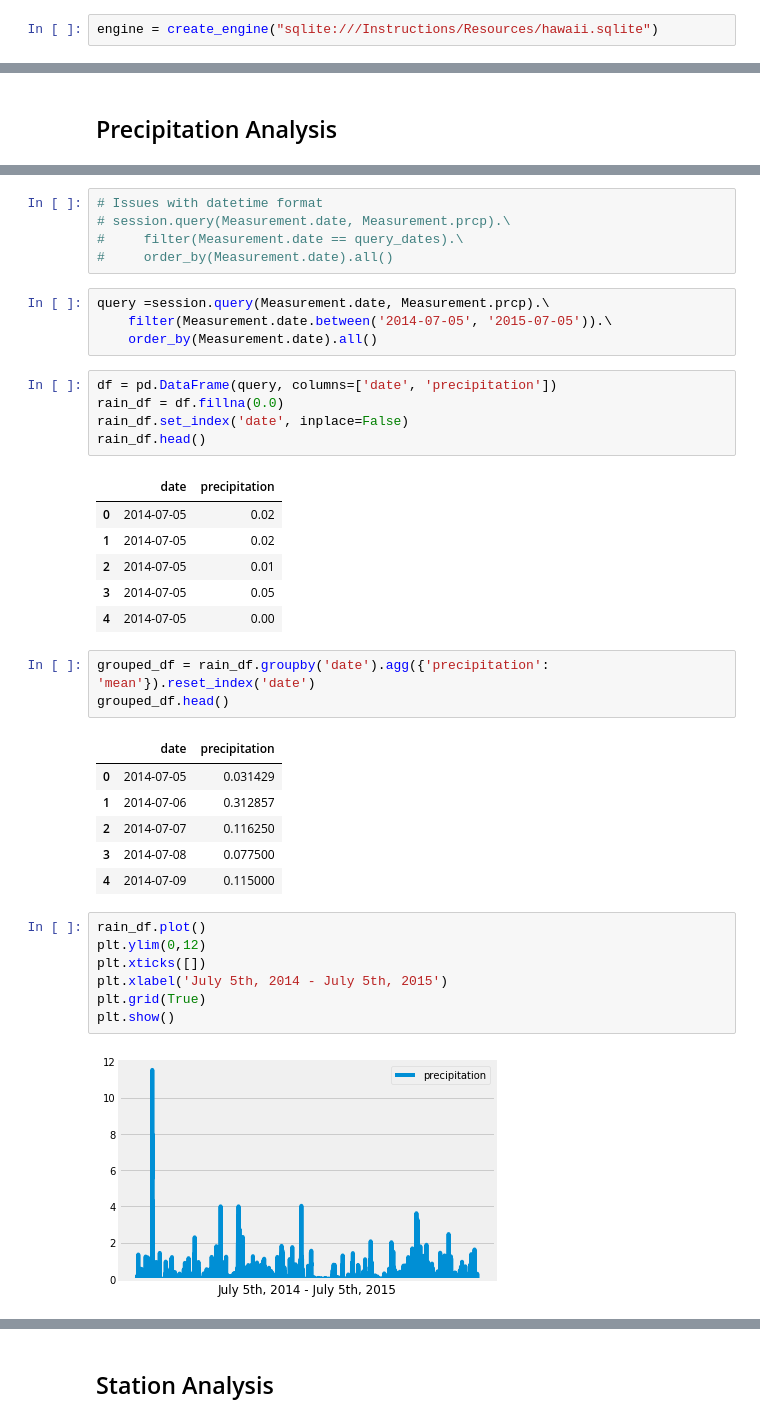
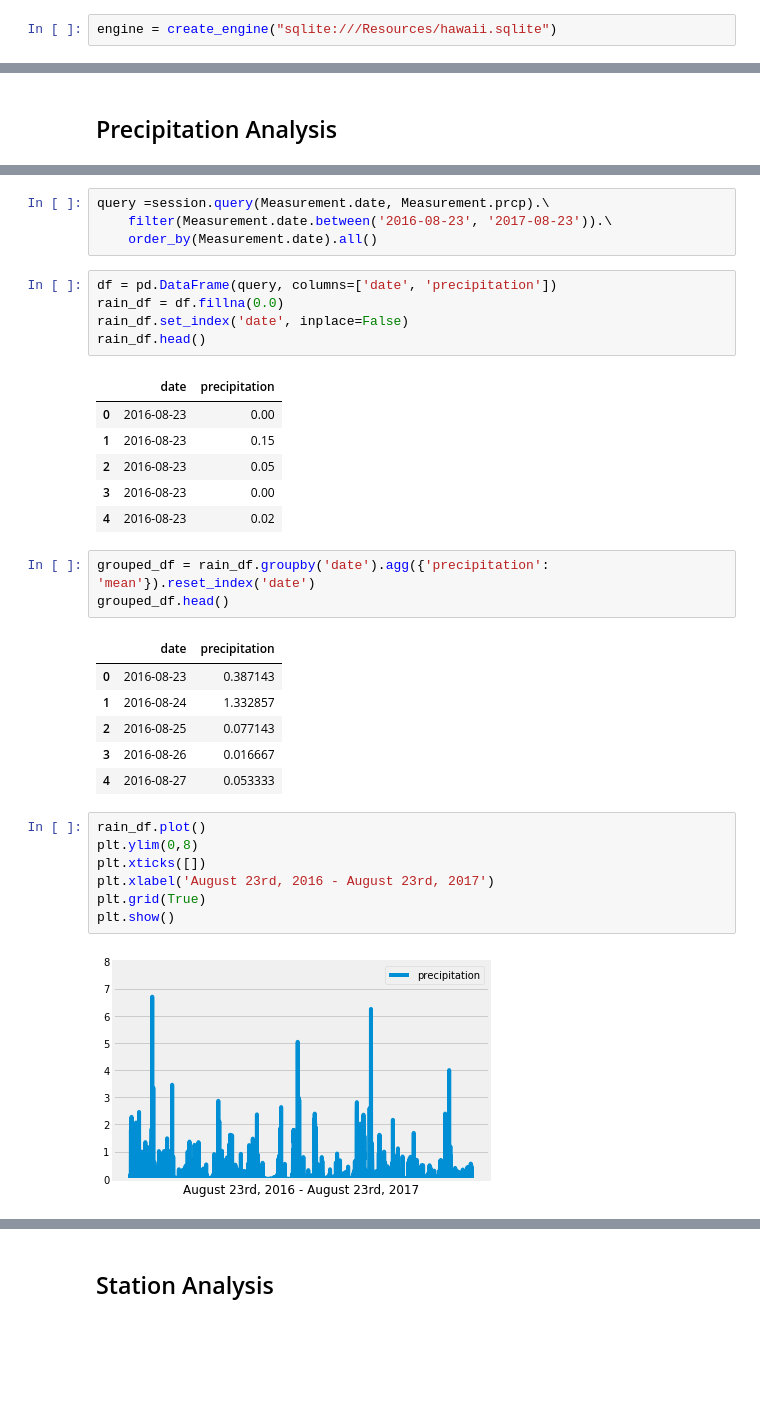
Before and after one commit to erictonian/SQLAlchemyHW-eTonian, a Jupyter notebook: HW_results.ipynb, the cells around one changed output, grey strips where cells are left out. Cells and saved outputs as stored; diff of their text form; blank space fills up the shorter version.

```diff
--- a/HW_results.ipynb
+++ b/HW_results.ipynb
@@ -15,7 +15,7 @@ from sqlalchemy.ext.automap import automap_base
 from sqlalchemy.orm import Session
 from sqlalchemy import create_engine, inspect, func
 # %%
-engine = create_engine("sqlite:///Instructions/Resources/hawaii.sqlite")
+engine = create_engine("sqlite:///Resources/hawaii.sqlite")
 # %%
 Base = automap_base()
 Base.prepare(engine, reflect=True)
@@ -62,12 +64,7 @@ session = Session(engine)
 # %%
-# Issues with datetime format
-# session.query(Measurement.date, Measurement.prcp).\
-#     filter(Measurement.date == query_dates).\
-#     order_by(Measurement.date).all()
+query =session.query(Measurement.date, Measurement.prcp).\
+    filter(Measurement.date.between('2016-08-23', '2017-08-23')).\
+    order_by(Measurement.date).all()
-# %%
-query =session.query(Measurement.date, Measurement.prcp).\
-    filter(Measurement.date.between('2014-07-05', '2015-07-05')).\
-    order_by(Measurement.date).all()
 # %%
 df = pd.DataFrame(query, columns=['date', 'precipitation'])
 rain_df = df.fillna(0.0)
@@ -75,30 +72,30 @@ rain_df.set_index('date', inplace=False)
 rain_df.head()
 # %% [output]
 |  | date | precipitation |
-| 0 | 2014-07-05 | 0.02 |
-| 1 | 2014-07-05 | 0.02 |
-| 2 | 2014-07-05 | 0.01 |
-| 3 | 2014-07-05 | 0.05 |
-| 4 | 2014-07-05 | 0.00 |
+| 0 | 2016-08-23 | 0.00 |
+| 1 | 2016-08-23 | 0.15 |
+| 2 | 2016-08-23 | 0.05 |
+| 3 | 2016-08-23 | 0.00 |
+| 4 | 2016-08-23 | 0.02 |
 # %%
 grouped_df = rain_df.groupby('date').agg({'precipitation': 'mean'}).reset_index('date')
 grouped_df.head()
 # %% [output]
 |  | date | precipitation |
-| 0 | 2014-07-05 | 0.031429 |
-| 1 | 2014-07-06 | 0.312857 |
-| 2 | 2014-07-07 | 0.116250 |
-| 3 | 2014-07-08 | 0.077500 |
-| 4 | 2014-07-09 | 0.115000 |
+| 0 | 2016-08-23 | 0.387143 |
+| 1 | 2016-08-24 | 1.332857 |
+| 2 | 2016-08-25 | 0.077143 |
+| 3 | 2016-08-26 | 0.016667 |
+| 4 | 2016-08-27 | 0.053333 |
 # %%
 rain_df.plot()
-plt.ylim(0,12)
+plt.ylim(0,8)
 plt.xticks([])
-plt.xlabel('July 5th, 2014 - July 5th, 2015')
+plt.xlabel('August 23rd, 2016 - August 23rd, 2017')
 plt.grid(True)
 plt.show()
 # %% [output]
-[figure, old version]
+[figure, new version]
 # %%
 rain_df.describe()
 # %% [output]
```
Also changed, not shown: parts of 8 cells of this notebook, 17 other files.
